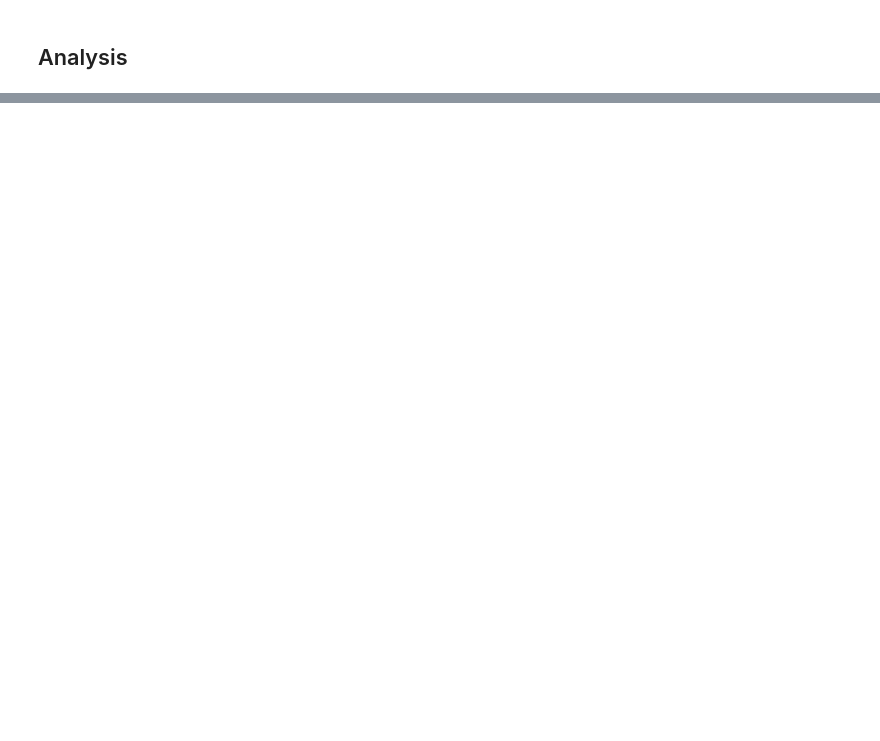
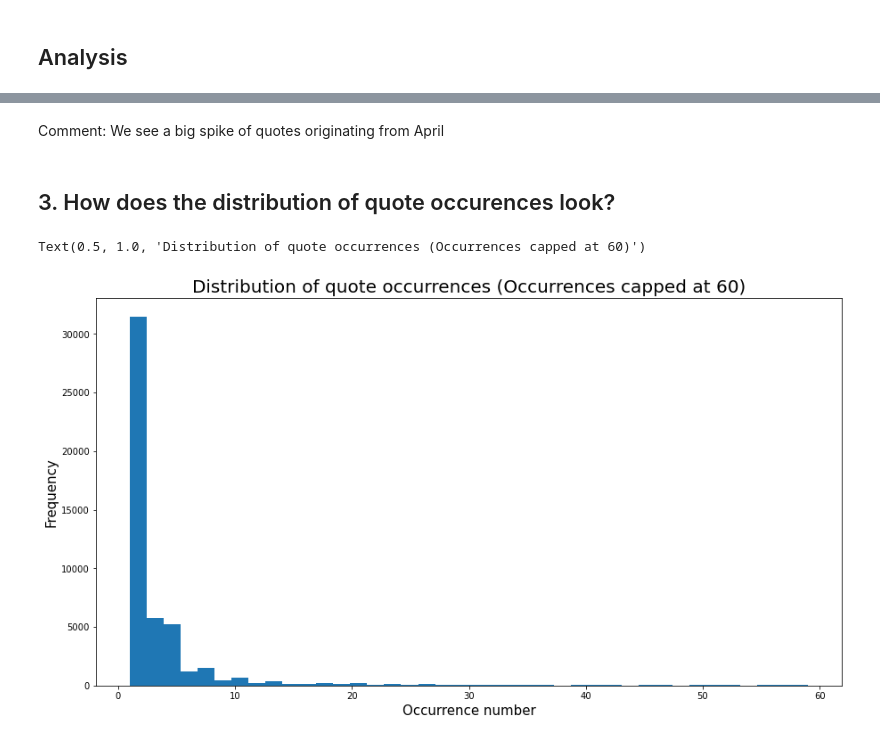
Before and after one commit to epfl-ada/ada-2021-project-club6analysis, a Jupyter notebook: ADA_initial_analysis.ipynb, the cells around one changed output, grey strips where cells are left out. Cells and saved outputs as stored; diff of their text form; code cells hidden in the pictures; blank space fills up the shorter version.

```diff
--- a/ADA_initial_analysis.ipynb
+++ b/ADA_initial_analysis.ipynb
@@ -96,0 +90,13 @@ Name: 0, dtype: object
+# %% [markdown]
+Comment: We see a big spike of quotes originating from April
+# %% [markdown]
+## 3. How does the distribution of quote occurences look?
+# %%
+fig,ax = plt.subplots(figsize=(15,8))
+ax.hist(df.numOccurrences[df.numOccurrences < 60],bins=40);
+ax.set_xlabel("Occurrence number",size=15)
+ax.set_ylabel("Frequency",size=15)
+ax.set_title("Distribution of quote occurrences (Occurrences capped at 60)",size=20)
+# %% [output]
+Text(0.5, 1.0, 'Distribution of quote occurrences (Occurrences capped at 60)')
+[figure, added]
```
Also changed, not shown: parts of 14 cells of this notebook.
